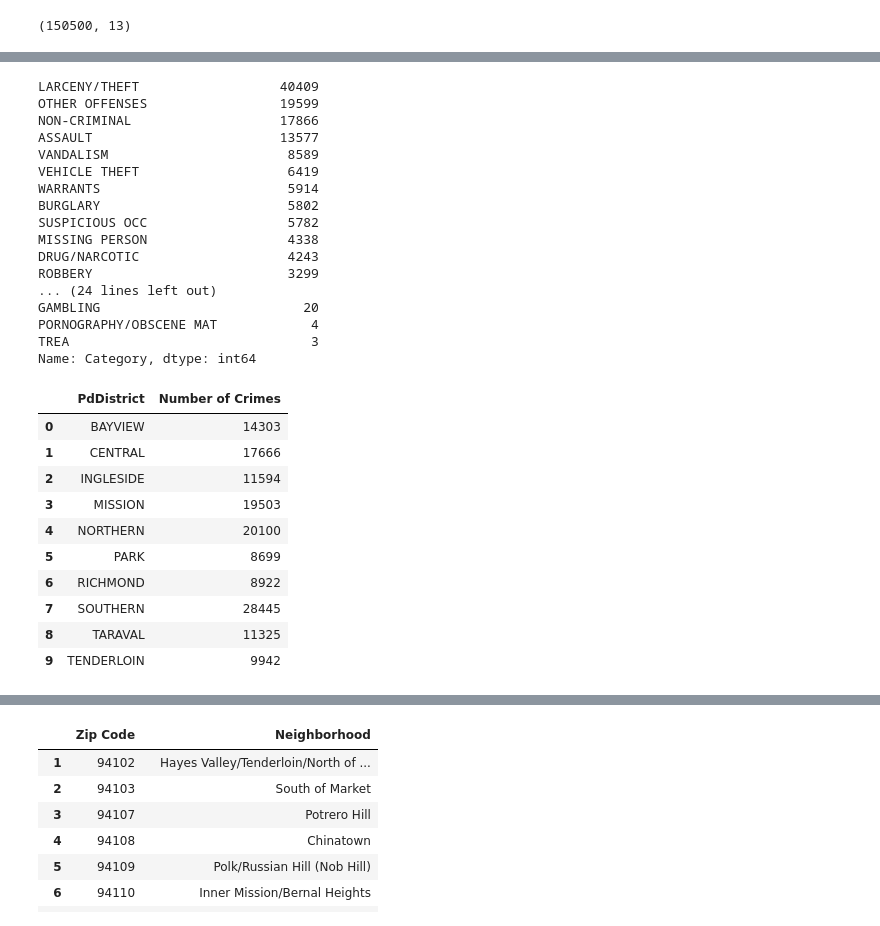
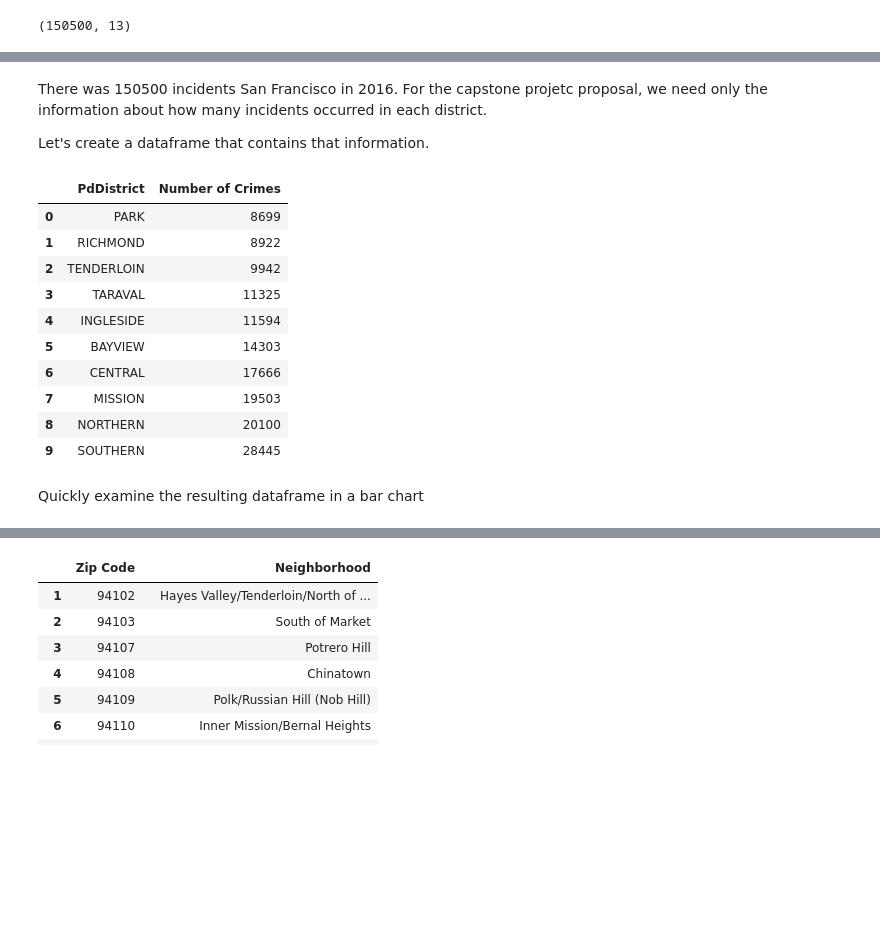
Before and after one commit to fltrazzi/Coursera_Capstone, a Jupyter notebook: Coursera_Capstone.ipynb, the cells around one changed output, grey strips where cells are left out. Saved outputs shown, nothing was run; the diff lists cells and outputs as text; code cells hidden in the pictures; blank space fills up the shorter version.

```diff
--- a/Coursera_Capstone.ipynb
+++ b/Coursera_Capstone.ipynb
@@ -100,38 +80,24 @@ df_sf_crimes.head()
-# %%
-df_sf_crimes['Category'].value_counts()
-# %% [output]
-LARCENY/THEFT                  40409
-OTHER OFFENSES                 19599
-NON-CRIMINAL                   17866
-ASSAULT                        13577
-VANDALISM                       8589
-VEHICLE THEFT                   6419
-WARRANTS                        5914
-BURGLARY                        5802
-SUSPICIOUS OCC                  5782
-MISSING PERSON                  4338
-DRUG/NARCOTIC                   4243
-ROBBERY                         3299
-... (24 lines left out)
-GAMBLING                          20
-PORNOGRAPHY/OBSCENE MAT            4
-TREA                               3
-Name: Category, dtype: int64
+# %% [markdown]
+There was 150500 incidents San Francisco in 2016. For the capstone projetc proposal, we need only the information about how many incidents occurred in each district.
+
+Let's create a dataframe that contains that information.
 # %%
-# calcular quantos crimes em cada PD District
-df_sf_crimes_pd = df_sf_crimes.groupby('PdDistrict').size().to_frame()
+df_sf_crimes_pd = df_incidents.groupby('PdDistrict').size().to_frame()
+df_sf_crimes_pd.rename(columns={0: 'Number of Crimes'}, inplace=True)
+df_sf_crimes_pd.sort_values(by=['Number of Crimes'],inplace=True)
 df_sf_crimes_pd.reset_index(inplace=True)
-df_sf_crimes_pd.rename(columns={0: 'Number of Crimes'}, inplace=True)
 df_sf_crimes_pd
 # %% [output]
 |  | PdDistrict | Number of Crimes |
-| 0 | BAYVIEW | 14303 |
-| 1 | CENTRAL | 17666 |
-| 2 | INGLESIDE | 11594 |
-| 3 | MISSION | 19503 |
-| 4 | NORTHERN | 20100 |
-| 5 | PARK | 8699 |
-| 6 | RICHMOND | 8922 |
-| 7 | SOUTHERN | 28445 |
-| 8 | TARAVAL | 11325 |
-| 9 | TENDERLOIN | 9942 |
+| 0 | PARK | 8699 |
+| 1 | RICHMOND | 8922 |
+| 2 | TENDERLOIN | 9942 |
+| 3 | TARAVAL | 11325 |
+| 4 | INGLESIDE | 11594 |
+| 5 | BAYVIEW | 14303 |
+| 6 | CENTRAL | 17666 |
+| 7 | MISSION | 19503 |
+| 8 | NORTHERN | 20100 |
+| 9 | SOUTHERN | 28445 |
+# %% [markdown]
+Quickly examine the resulting dataframe in a bar chart
```
Also changed, not shown: parts of 68 cells of this notebook.
